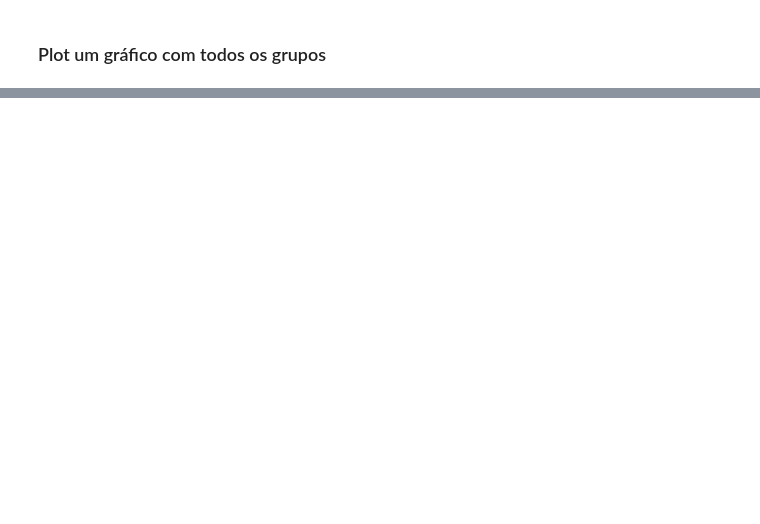
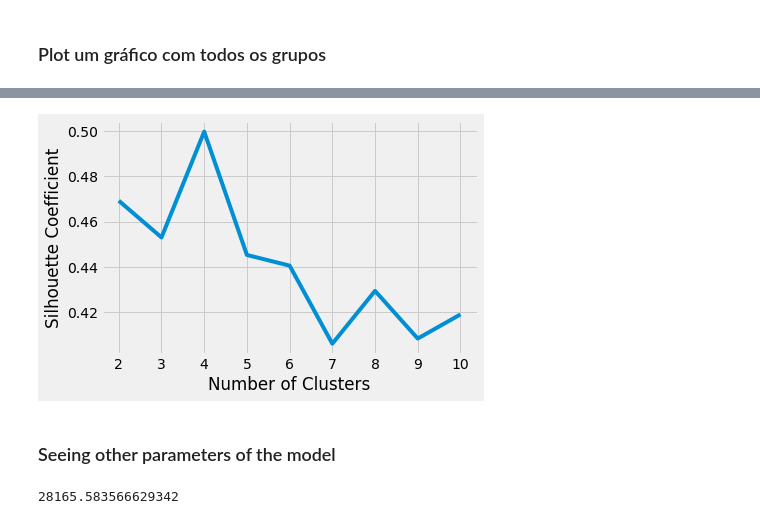
Before and after one commit to williambrunos/Introduction-To-ML, a Jupyter notebook: Class_3/K_means_oficina.ipynb, the cells around one changed output, grey strips where cells are left out. Saved outputs shown, nothing was run; the diff lists cells and outputs as text; code cells hidden in the pictures; blank space fills up the shorter version.

```diff
--- a/Class_3/K_means_oficina.ipynb
+++ b/Class_3/K_means_oficina.ipynb
@@ -129,0 +172,33 @@ plt.show()
+# %%
+kmeans_kwargs = {
+     "init": "random",
+     "n_init": 10,
+     "max_iter": 300,
+     "random_state": 42,
+}
+# %%
+from sklearn.metrics import silhouette_score
+# A list holds the silhouette coefficients for each k
+silhouette_coefficients = []
+
+# Notice you start at 2 clusters for silhouette coefficient
+for k in range(2, 11):
+    kmeans = KMeans(n_clusters=k, **kmeans_kwargs)
+    kmeans.fit(X)
+    score = silhouette_score(X, kmeans.labels_)
+    silhouette_coefficients.append(score)
+# %%
+plt.style.use("fivethirtyeight")
+plt.plot(range(2, 11), silhouette_coefficients)
+plt.xticks(range(2, 11))
+plt.xlabel("Number of Clusters")
+plt.ylabel("Silhouette Coefficient")
+plt.show()
+# %% [output]
+[figure, added]
+# %% [markdown]
+### Seeing other parameters of the model
+# %%
+model.inertia_ # For a given k, what was the lowest SSE value?
+# %% [output]
+28165.583566629342
```
Also changed, not shown: parts of 10 cells of this notebook.
